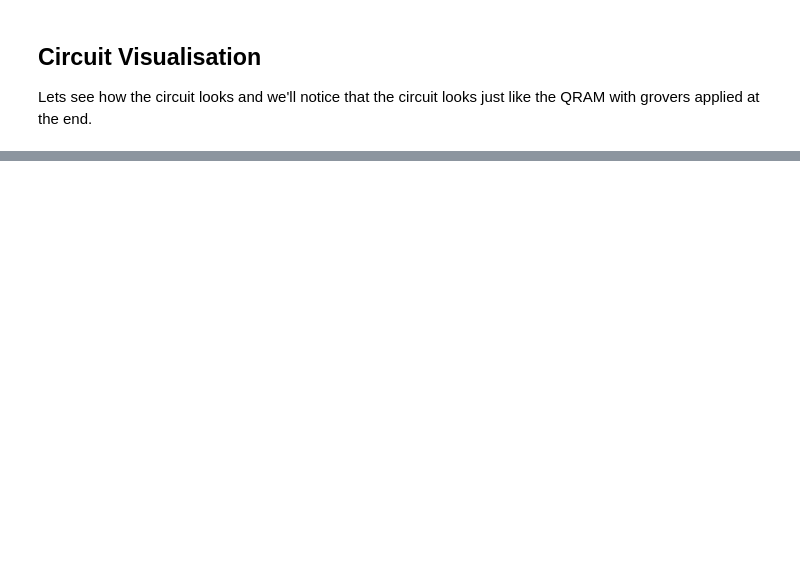
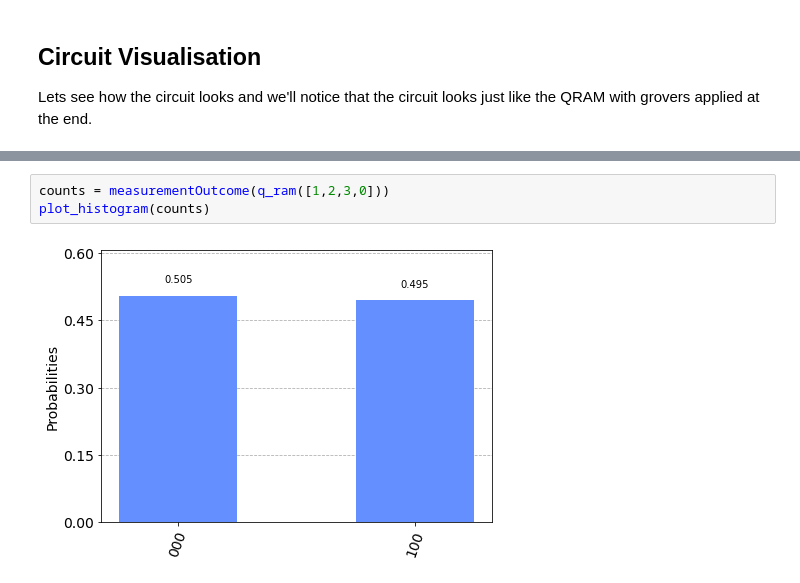
Before and after one commit to viveksubramaniam/QOSF_task1, a Jupyter notebook: QOSF_Task1.ipynb, the cells around one changed output, grey strips where cells are left out. Saved outputs shown, nothing was run; the diff lists cells and outputs as text; blank space fills up the shorter version.

```diff
--- a/QOSF_Task1.ipynb
+++ b/QOSF_Task1.ipynb
@@ -211,0 +223,5 @@ plot_histogram(counts)
+# %%
+counts = measurementOutcome(q_ram([1,2,3,0]))
+plot_histogram(counts)
+# %% [output]
+[figure, added]
```
Also changed, not shown: parts of 14 cells of this notebook.
